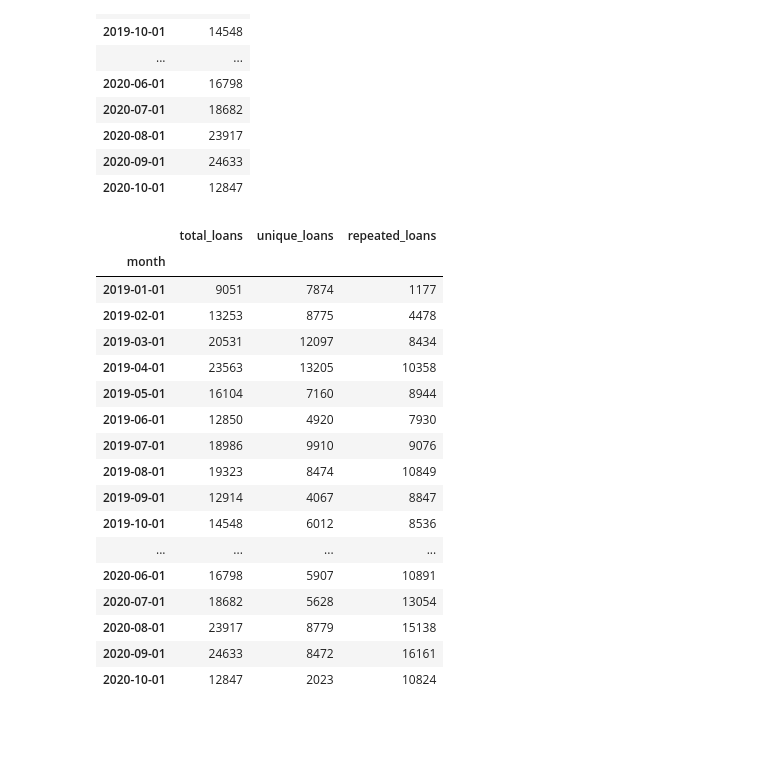
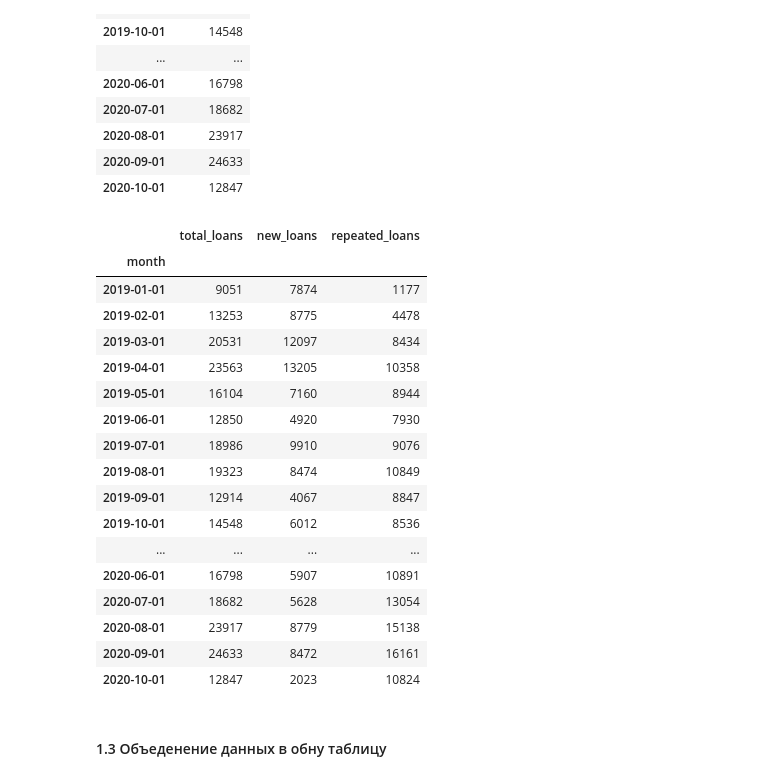
Before and after one commit to g0vn0c0d3r/da, a Jupyter notebook: data/Untitled.ipynb, the cells around one changed output. Saved outputs shown, nothing was run; the diff lists cells and outputs as text; code cells hidden in the pictures; blank space fills up the shorter version.

```diff
--- a/data/Untitled.ipynb
+++ b/data/Untitled.ipynb
@@ -260,12 +246,12 @@ loans.head()
 | 9 | 2825359 | 58BCB5F4-9954-4ADA-A533-24405DD9C00D | 2019-01-01 | 7000.0 | 30 | Погашен | 2019-03-02 23:59:59.999 | 2019-01-01 | 2018-12-31 | 2019-01-01 |
 # %%
 # для начала для каждого юзера найдем месяц первого займа
-unique_loans_by_month = loans.sort_values(by=['cid', 'start_ts']).groupby(by='cid').agg({'month': 'first'}).reset_index()
+new_loans_by_month = loans.sort_values(by=['cid', 'start_ts']).groupby(by='cid').agg({'month': 'first'}).reset_index()
 
 # теперь сгруппируем данные по месяцам и подсчитаем кол-во уникальны займов
-unique_loans_by_month = unique_loans_by_month.groupby(by='month').agg({'cid': 'count'})
-unique_loans_by_month.columns = ['unique_loans']
+new_loans_by_month = new_loans_by_month.groupby(by='month').agg({'cid': 'count'})
+new_loans_by_month.columns = ['new_loans']
 
 # проверяем
-unique_loans_by_month
+new_loans_by_month
 # %% [output]
@@ -314,12 +300,16 @@ total_loans_by_month
 | 2020-09-01 | 24633 |
 | 2020-10-01 | 12847 |
 # %%
-# объеденим данные
-loans_by_month = pd.merge(total_loans_by_month, unique_loans_by_month, on='month')
-loans_by_month['repeated_loans'] = loans_by_month['total_loans'] - loans_by_month['unique_loans']
+# объеденим таблицы total_loans_by_month и new_loans_by_month
+loans_by_month = pd.merge(total_loans_by_month, new_loans_by_month, on='month')
+
+# рассчитаем кол-во повторных займов
+loans_by_month['repeated_loans'] = loans_by_month['total_loans'] - loans_by_month['new_loans']
+
+# проверяем
 loans_by_month
 # %% [output]
-|  | total_loans | unique_loans | repeated_loans |
+|  | total_loans | new_loans | repeated_loans |
 | month |  |  |  |
 | 2019-01-01 | 9051 | 7874 | 1177 |
 | 2019-02-01 | 13253 | 8775 | 4478 |
@@ -337,3 +327,5 @@ loans_by_month
 | 2020-08-01 | 23917 | 8779 | 15138 |
 | 2020-09-01 | 24633 | 8472 | 16161 |
 | 2020-10-01 | 12847 | 2023 | 10824 |
+# %% [markdown]
+#### 1.3 Объеденение данных в обну таблицу
```
Also changed, not shown: parts of 26 cells of this notebook.
